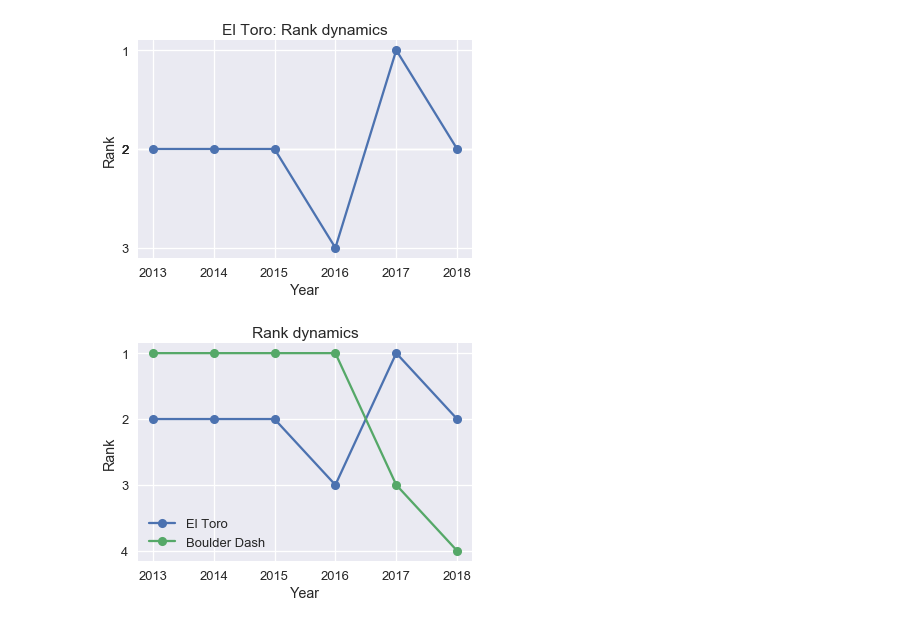
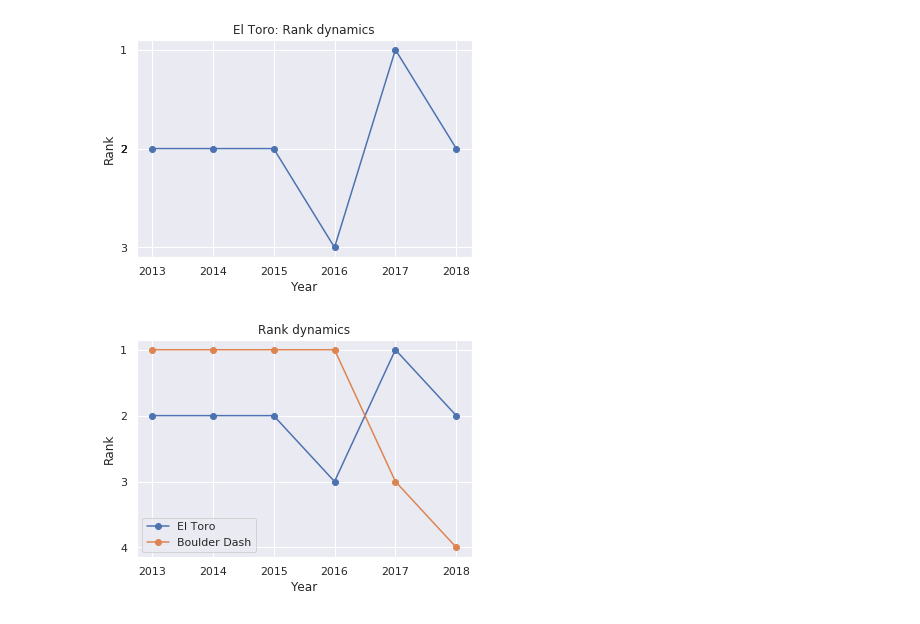
Before and after one commit to Goananda/Codecademy-project-Roller-Coaster, a Jupyter notebook: Roller Coaster.ipynb, the cells around one changed output. Cells and saved outputs as stored; diff of their text form; code cells hidden in the pictures.

```diff
--- a/Roller Coaster.ipynb
+++ b/Roller Coaster.ipynb
@@ -30,17 +30,14 @@ for i in names_replace:
 for i in parks_replace:
     full['Park'] = full['Park'].str.replace(i[0], i[1])
 
+full.loc[125, 'Supplier'] = 'Summers-KECO'
 coasters.loc[683, 'height'] = 9.2
 coasters.loc[730, 'height'] = 9.2
 coasters.loc[2166, 'height'] = 23
+
+coasters.num_inversions = coasters.num_inversions.astype(pd.Int64Dtype())
-# %%
-sns.set(context='talk')
-
-big_palette = [(0.922,0.675,0.137),(0.722,0.0,0.345),(0.0,0.549,0.976),(0.0,0.431,0.0),
-               (0.0,0.733,0.678),(0.82,0.388,0.902),(0.698,0.271,0.008),(1.0,0.573,0.529),
-               (0.349,0.329,0.839),(0.0,0.776,0.973),(0.529,0.522,0.0),(0.0,0.655,0.424),
-               (0.741,0.741,0.741)]
-pie_palette = [(0.333,0.659,0.408),(0.769,0.306,0.322)]
+# %%
+sns.set()
 # %%
 def rank_dynamics(base, name, park):
     ax = plt.subplot()
@@ -59,33 +56,33 @@ def rank_dynamics(base, name, park):
 # %%
 rank_dynamics(full, 'El Toro', 'Six Flags Great Adventure')
 # %% [output]
-[figure, old version]
+[figure, new version]
 # %%
-def rank_dynamics_pair(base, name_1, park_1, name_2, park_2):
+def rank_dynamics_pair(base, names):
     ax = plt.subplot()
     years = set()
     ranks = set()
-    for name, park in [[name_1, park_1], [name_2, park_2]]:
+    for name, park in names:
         coaster = base[(base['Name'] == name)&(base['Park'] == park)].reset_index()
         coaster.sort_values('Year of Rank', inplace=True)
         year = coaster['Year of Rank']
         years.update(year)
         rank = coaster['Rank']
         ranks.update(rank)
-        plt.plot(year, rank, marker='o')
+        plt.plot(year, rank, marker='o', label=name)
     ax.invert_yaxis()
     ax.set_xticks(sorted(years))
     ax.set_yticks(sorted(ranks))
+    plt.legend()
     plt.xlabel('Year')
     plt.ylabel('Rank')
-    plt.legend([name_1, name_2])
     plt.title('Rank dynamics')
     plt.show()
 # %%
-rank_dynamics_pair(full, 'El Toro', 'Six Flags Great Adventure',
-                   'Boulder Dash', 'Lake Compounce')
+rank_dynamics_pair(full, [('El Toro', 'Six Flags Great Adventure'),
+                          ('Boulder Dash', 'Lake Compounce')])
 # %% [output]
-[figure, old version]
+[figure, new version]
 # %%
 def rank_dynamics_top(base, n, coaster_type):
     ax = plt.subplot()
```
Also changed, not shown: parts of 12 cells of this notebook.
